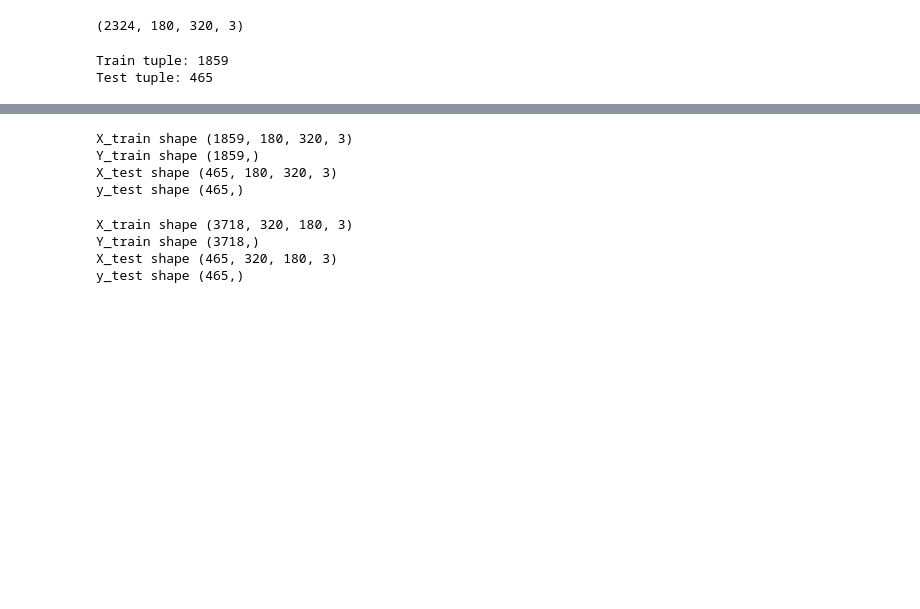
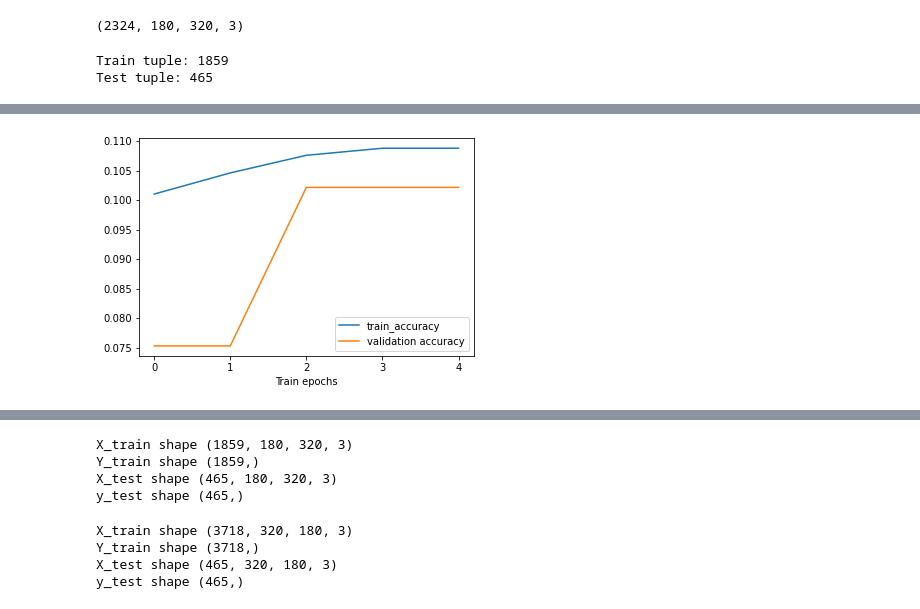
Before and after one commit to maxencefrenette/youtube-views-predictor, a Jupyter notebook: src/models/models-cnn-thumbnails.ipynb, the cells around one changed output, grey strips where cells are left out. Drawn from its saved outputs; the diff is of its cells as text; code cells hidden in the pictures; blank space fills up the shorter version.

Commit message:
Updated CNN models

```diff
--- a/src/models/models-cnn-thumbnails.ipynb
+++ b/src/models/models-cnn-thumbnails.ipynb
@@ -143,45 +183,44 @@ def build_model(n_classes,
 
   return model
 # %%
-def train_and_evaluate(hidden_layer_sizes=[256,128],
-                       activation='relu',
-                       optimizer='Adam',
-                       learning_rate=0.01,
-                       num_epochs=5):
+hidden_layer_sizes=[256,128]
+activation='relu'
+optimizer='Adam'
+learning_rate=0.01
+num_epochs=5
 
-  # Build the model.
-  model = build_model(n_classes=10,
-                      hidden_layer_sizes=hidden_layer_sizes,
-                      activation=activation,
-                      optimizer=optimizer,
-                      learning_rate=learning_rate)
+# Build the model.
+model = build_model(n_classes=10,
+                  hidden_layer_sizes=hidden_layer_sizes,
+                  activation=activation,
+                  optimizer=optimizer,
+                  learning_rate=learning_rate)
 
+# Train the model.
+print('Training...')
+history = model.fit(
+x=X_train,
+y=Y_train_cat,
+epochs=num_epochs,
+batch_size=64,
+validation_split=0.1,
+verbose=0)
 
-  # Train the model.
-  print('Training...')
-  history = model.fit(
-    x=X_train,
-    y=Y_train_cat,
-    epochs=num_epochs,
-    batch_size=64,
-    validation_split=0.1,
-    verbose=0)
+print(model.summary())
 
-  print(model.summary())
+# Retrieve the training metrics (after each train epoch) and the final test
+# accuracy.
+train_accuracy = history.history['accuracy']
+val_accuracy = history.history['val_accuracy']
+plt.plot(train_accuracy, label='train_accuracy')
+plt.plot(val_accuracy, label='validation accuracy')
+plt.xticks(range(num_epochs))
+plt.xlabel('Train epochs')
+plt.legend()
+plt.show()
 
-  # Retrieve the training metrics (after each train epoch) and the final test
-  # accuracy.
-  train_accuracy = history.history['accuracy']
-  val_accuracy = history.history['val_accuracy']
-  plt.plot(train_accuracy, label='train_accuracy')
-  plt.plot(val_accuracy, label='validation accuracy')
-  plt.xticks(range(num_epochs))
-  plt.xlabel('Train epochs')
-  plt.legend()
-  plt.show()
-
-  test_accuracy = model.evaluate(x=X_test, y=Y_test_cat, verbose=0,
-                                 return_dict=True)['accuracy']
-  predict_x=model.predict(X_test)
-  classes_x=np.argmax(predict_x,axis=1)
-  return test_accuracy
+test_accuracy = model.evaluate(x=X_test, y=Y_test_cat, verbose=0,
+                             return_dict=True)['accuracy']
+predict_x=model.predict(X_test)
+classes_x=np.argmax(predict_x,axis=1)
+# %% [output]
@@ -187,0 +246 @@ def train_and_evaluate(hidden_layer_sizes=[256,128],
+[figure, added]
```
Also changed, not shown: parts of 17 cells of this notebook, 1 other file.
